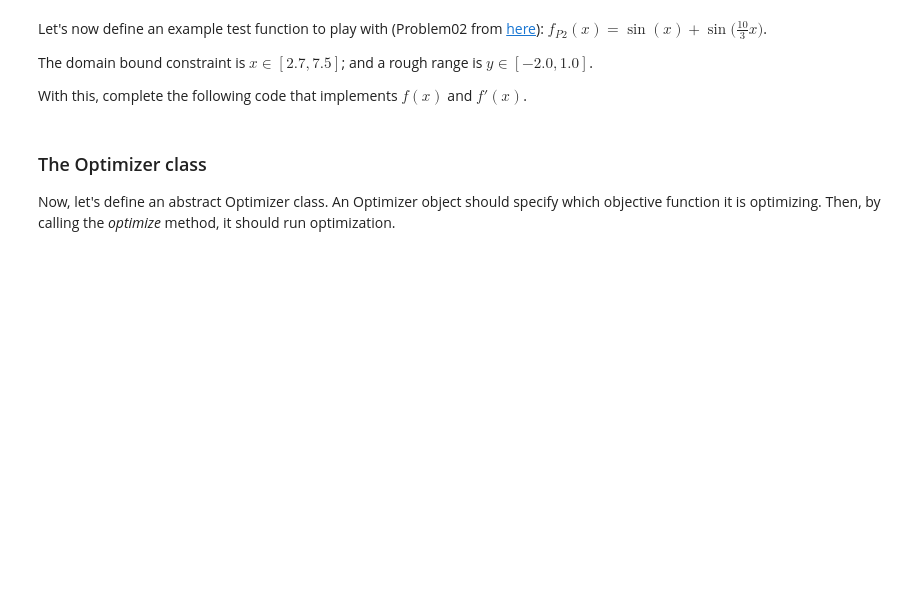
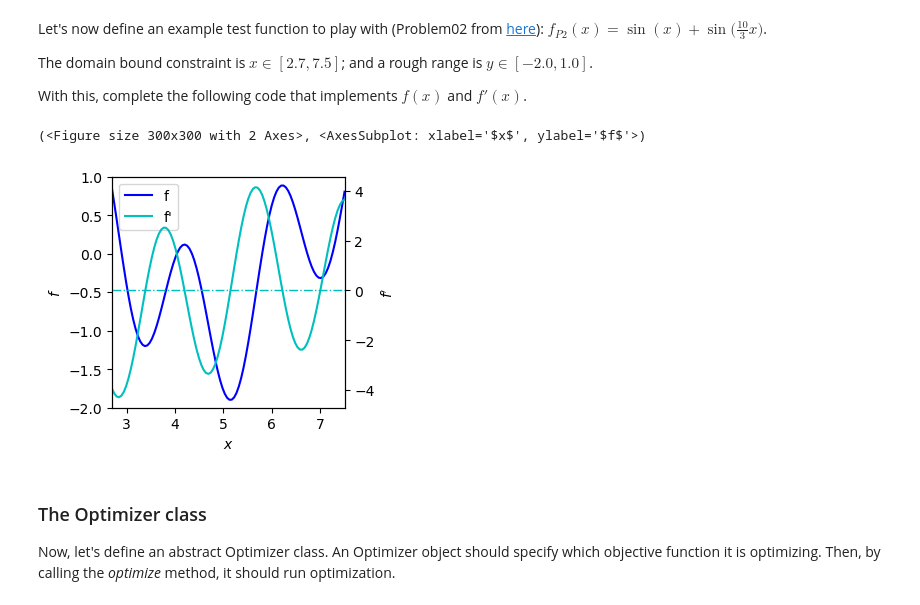
Before and after one commit to MIE424-2023/Lab2-Sol, a Jupyter notebook: lab2-sol.ipynb, the cells around one changed output. Saved outputs shown, nothing was run; the diff lists cells and outputs as text; code cells hidden in the pictures; blank space fills up the shorter version.

Commit message:
figure added

```diff
--- a/lab2-sol.ipynb
+++ b/lab2-sol.ipynb
@@ -84,6 +84,12 @@ class Problem2(UnivariateFunction):
         return math.sin(x) + math.sin(10/3*x)
         return
         ####################################
+# %%
+f2 = Problem2()
+f2.plot()
+# %% [output]
+(<Figure size 300x300 with 2 Axes>, <AxesSubplot: xlabel='$x$', ylabel='$f$'>)
+[figure, added]
 # %% [markdown]
 ### The Optimizer class
 
```
